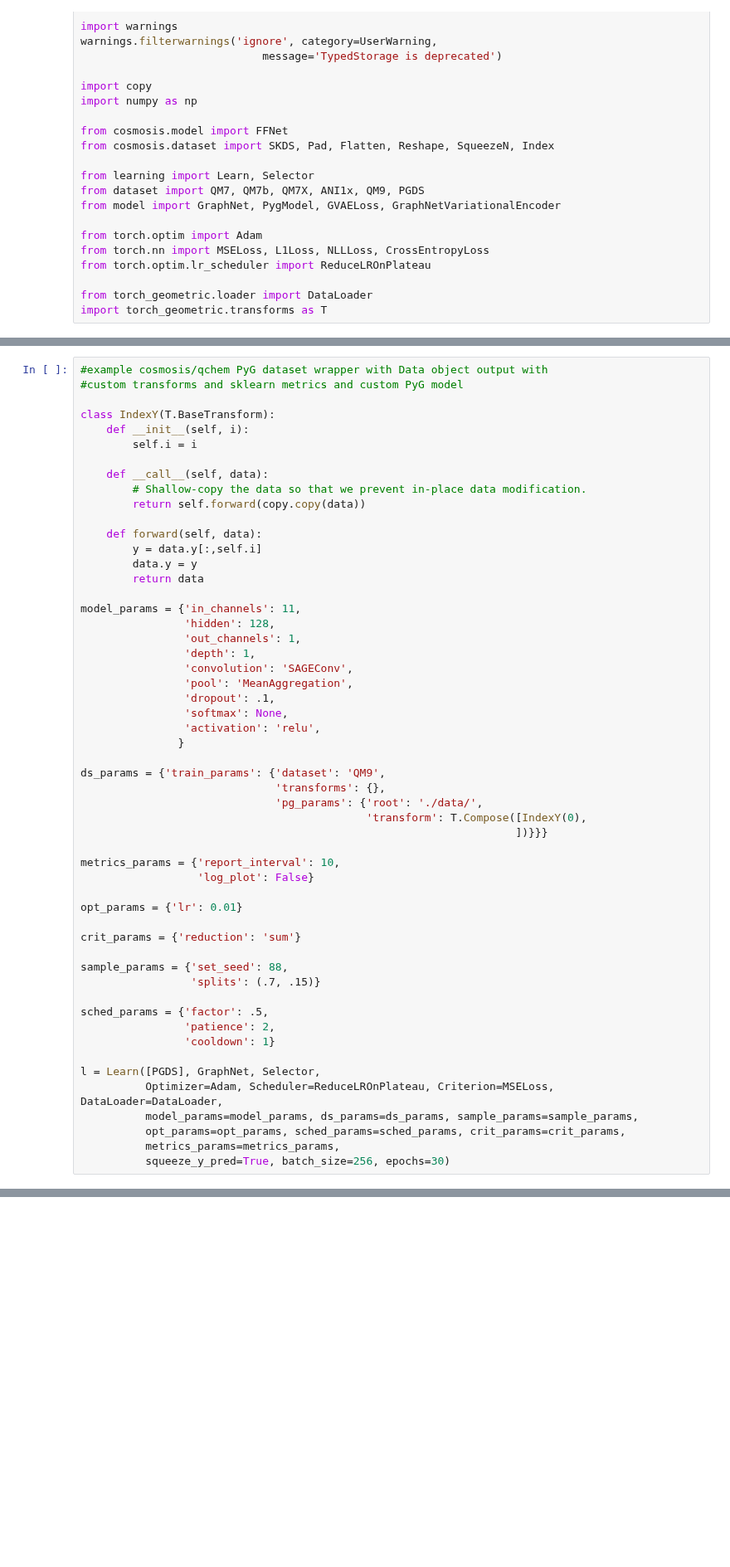
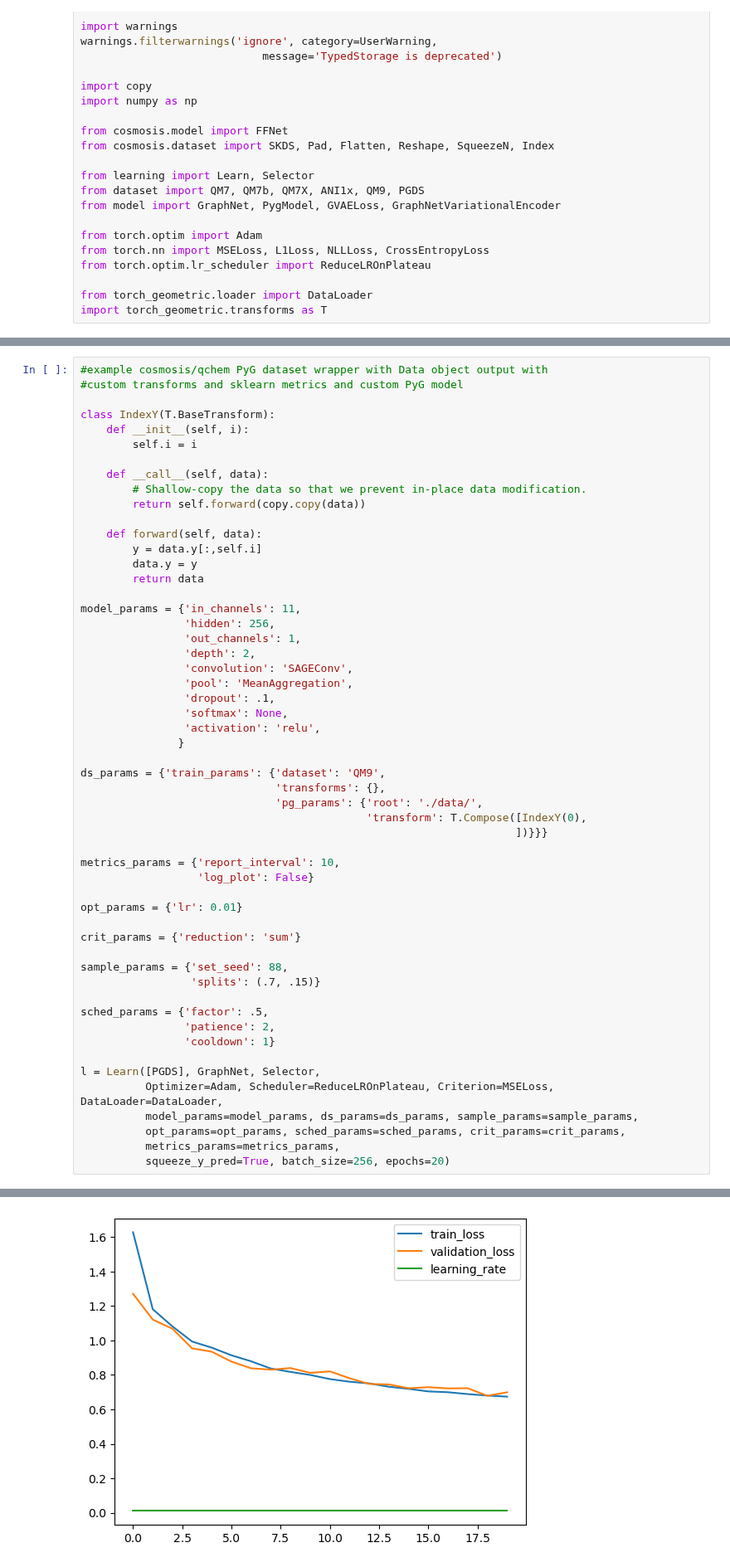
Before and after one commit to icanswim/qchem, a Jupyter notebook: experiment.ipynb, the cells around one changed output, grey strips where cells are left out. Shown at 83% size. Cells and saved outputs as stored; diff of their text form; blank space fills up the shorter version.

```diff
--- a/experiment.ipynb
+++ b/experiment.ipynb
@@ -266,9 +346,9 @@ class IndexY(T.BaseTransform):
         return data
 
 model_params = {'in_channels': 11,
-                'hidden': 128,
+                'hidden': 256,
                 'out_channels': 1,
-                'depth': 1,
+                'depth': 2,
                 'convolution': 'SAGEConv',
                 'pool': 'MeanAggregation',
                 'dropout': .1,
@@ -301,4 +381,5 @@ l = Learn([PGDS], GraphNet, Selector,
           model_params=model_params, ds_params=ds_params, sample_params=sample_params,
           opt_params=opt_params, sched_params=sched_params, crit_params=crit_params,
           metrics_params=metrics_params,
-          squeeze_y_pred=True, batch_size=256, epochs=30)
+          squeeze_y_pred=True, batch_size=256, epochs=20)
+# %% [output]
@@ -305,3 +403,4 @@ l = Learn([PGDS], GraphNet, Selector,
+[figure, added]
 # %%
 #example cosmosis/qchem PyG dataset wrapper with Data object output with
 #custom transforms and sklearn metrics and PyG model
```
Also changed, not shown: parts of 14 cells of this notebook, 2 other files.
